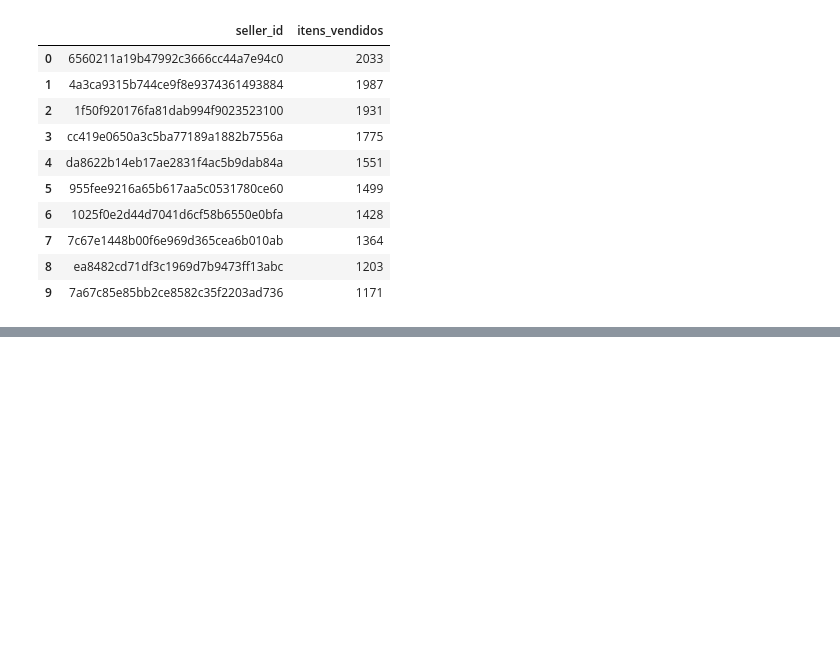
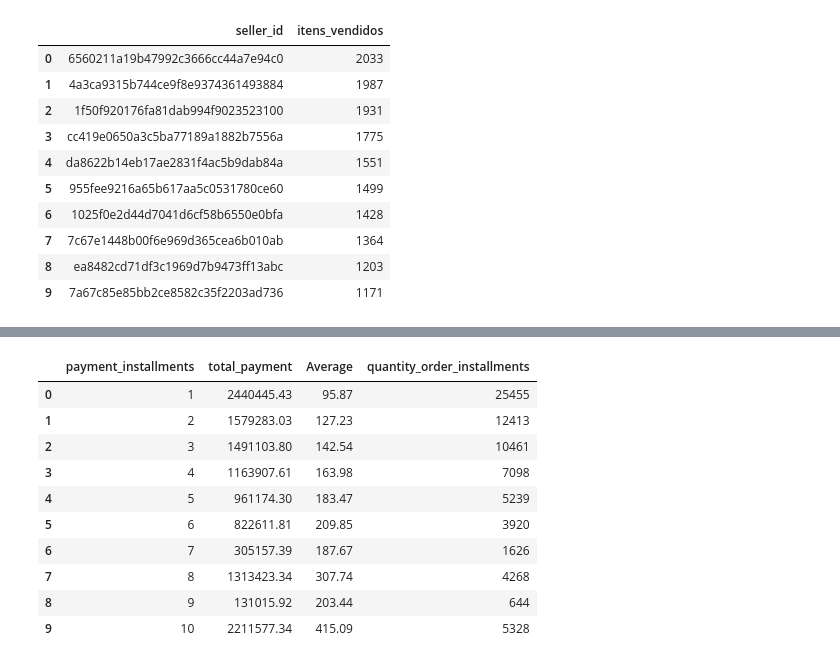
Before and after one commit to LucasFDL/olist-analytics, a Jupyter notebook: notebooks/02_sql_olist.ipynb, the cells around one changed output, grey strips where cells are left out. Drawn from its saved outputs; the diff is of its cells as text; code cells hidden in the pictures; blank space fills up the shorter version.

```diff
--- a/notebooks/02_sql_olist.ipynb
+++ b/notebooks/02_sql_olist.ipynb
@@ -224,0 +382,32 @@ con.execute("""
+# %%
+df_installments = con.execute("""
+    SELECT
+        payment_installments,
+        ROUND(SUM(payment_value), 2) AS total_payment,
+        ROUND(AVG(payment_value), 2) AS Average,
+        COUNT(*) AS quantity_order_installments
+    FROM
+        order_payments
+    WHERE
+        payment_type = 'credit_card'
+    AND
+        payment_installments > 0
+    GROUP BY
+        payment_installments
+    ORDER BY
+        payment_installments;
+""").df()
+
+df_installments.head(10)
+# %% [output]
+|  | payment_installments | total_payment | Average | quantity_order_installments |
+| 0 | 1 | 2440445.43 | 95.87 | 25455 |
+| 1 | 2 | 1579283.03 | 127.23 | 12413 |
+| 2 | 3 | 1491103.80 | 142.54 | 10461 |
+| 3 | 4 | 1163907.61 | 163.98 | 7098 |
+| 4 | 5 | 961174.30 | 183.47 | 5239 |
+| 5 | 6 | 822611.81 | 209.85 | 3920 |
+| 6 | 7 | 305157.39 | 187.67 | 1626 |
+| 7 | 8 | 1313423.34 | 307.74 | 4268 |
+| 8 | 9 | 131015.92 | 203.44 | 644 |
+| 9 | 10 | 2211577.34 | 415.09 | 5328 |
```
Also changed, not shown: parts of 31 cells of this notebook.
